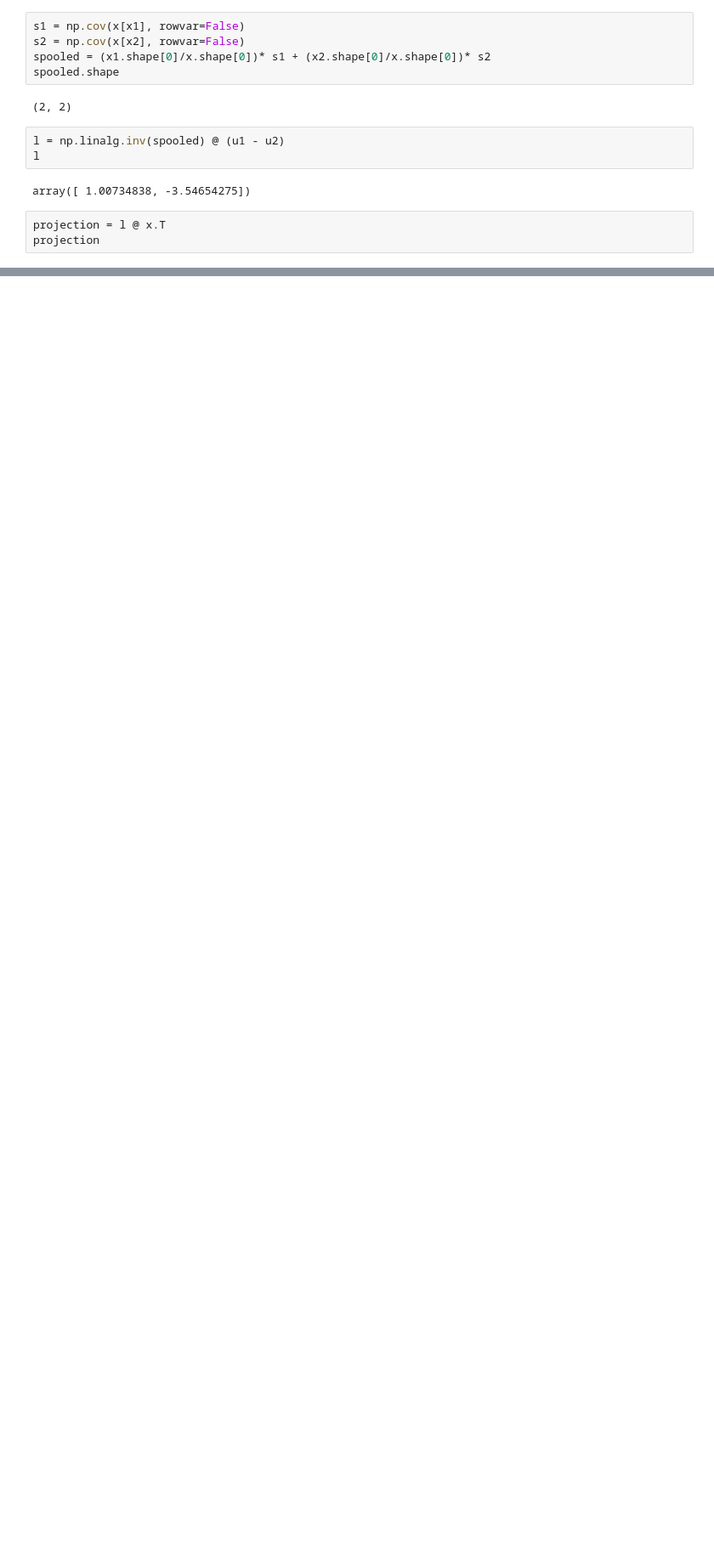
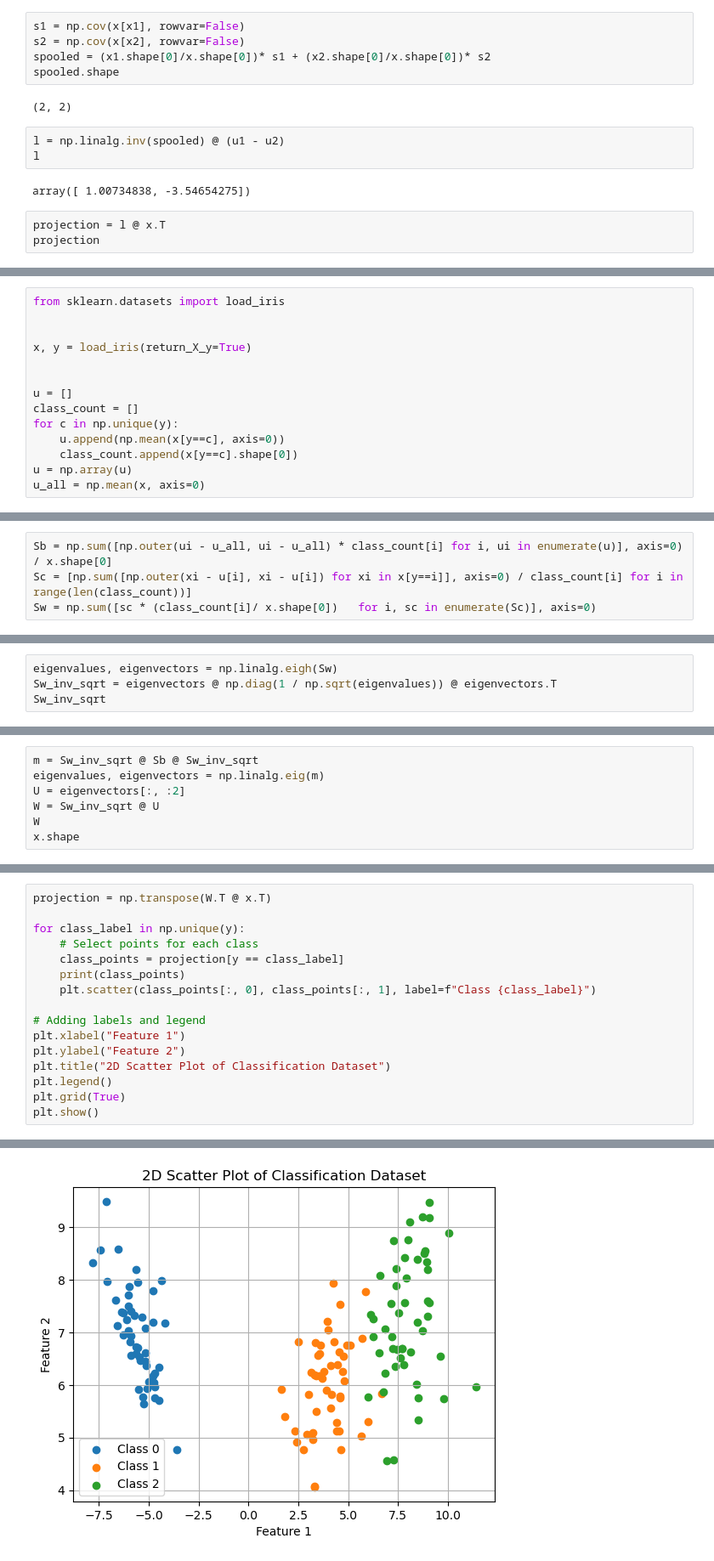
Before and after one commit to FelipeCarneiroMachado/Linear-Discriminant-Analysis, a Jupyter notebook: LDA.ipynb, the cells around one changed output, grey strips where cells are left out. Shown: that part at 85% size. Saved outputs shown, nothing was run; the diff lists cells and outputs as text; blank space fills up the shorter version.

```diff
--- a/LDA.ipynb
+++ b/LDA.ipynb
@@ -72,0 +88,14 @@ IndexError: too many indices for array: array is 1-dimensional, but 2 were index
+# %%
+from sklearn.datasets import load_iris
+
+
+x, y = load_iris(return_X_y=True)
+
+
+u = []
+class_count = []
+for c in np.unique(y):
+    u.append(np.mean(x[y==c], axis=0))
+    class_count.append(x[y==c].shape[0])
+u = np.array(u)
+u_all = np.mean(x, axis=0)
@@ -72,0 +106,4 @@ IndexError: too many indices for array: array is 1-dimensional, but 2 were index
+# %%
+Sb = np.sum([np.outer(ui - u_all, ui - u_all) * class_count[i] for i, ui in enumerate(u)], axis=0) / x.shape[0]
+Sc = [np.sum([np.outer(xi - u[i], xi - u[i]) for xi in x[y==i]], axis=0) / class_count[i] for i in range(len(class_count))]
+Sw = np.sum([sc * (class_count[i]/ x.shape[0])   for i, sc in enumerate(Sc)], axis=0)
@@ -72,0 +115,4 @@ IndexError: too many indices for array: array is 1-dimensional, but 2 were index
+# %%
+eigenvalues, eigenvectors = np.linalg.eigh(Sw)
+Sw_inv_sqrt = eigenvectors @ np.diag(1 / np.sqrt(eigenvalues)) @ eigenvectors.T
+Sw_inv_sqrt
@@ -72,0 +124,7 @@ IndexError: too many indices for array: array is 1-dimensional, but 2 were index
+# %%
+m = Sw_inv_sqrt @ Sb @ Sw_inv_sqrt
+eigenvalues, eigenvectors = np.linalg.eig(m)
+U = eigenvectors[:, :2]
+W = Sw_inv_sqrt @ U
+W
+x.shape
@@ -72,0 +133,17 @@ IndexError: too many indices for array: array is 1-dimensional, but 2 were index
+# %%
+projection = np.transpose(W.T @ x.T)
+
+for class_label in np.unique(y):
+    # Select points for each class
+    class_points = projection[y == class_label]
+    print(class_points)
+    plt.scatter(class_points[:, 0], class_points[:, 1], label=f"Class {class_label}")
+
+# Adding labels and legend
+plt.xlabel("Feature 1")
+plt.ylabel("Feature 2")
+plt.title("2D Scatter Plot of Classification Dataset")
+plt.legend()
+plt.grid(True)
+plt.show()
+# %% [output]
@@ -72,0 +167 @@ IndexError: too many indices for array: array is 1-dimensional, but 2 were index
+[figure, added]
```
Also changed, not shown: parts of 7 cells of this notebook.
